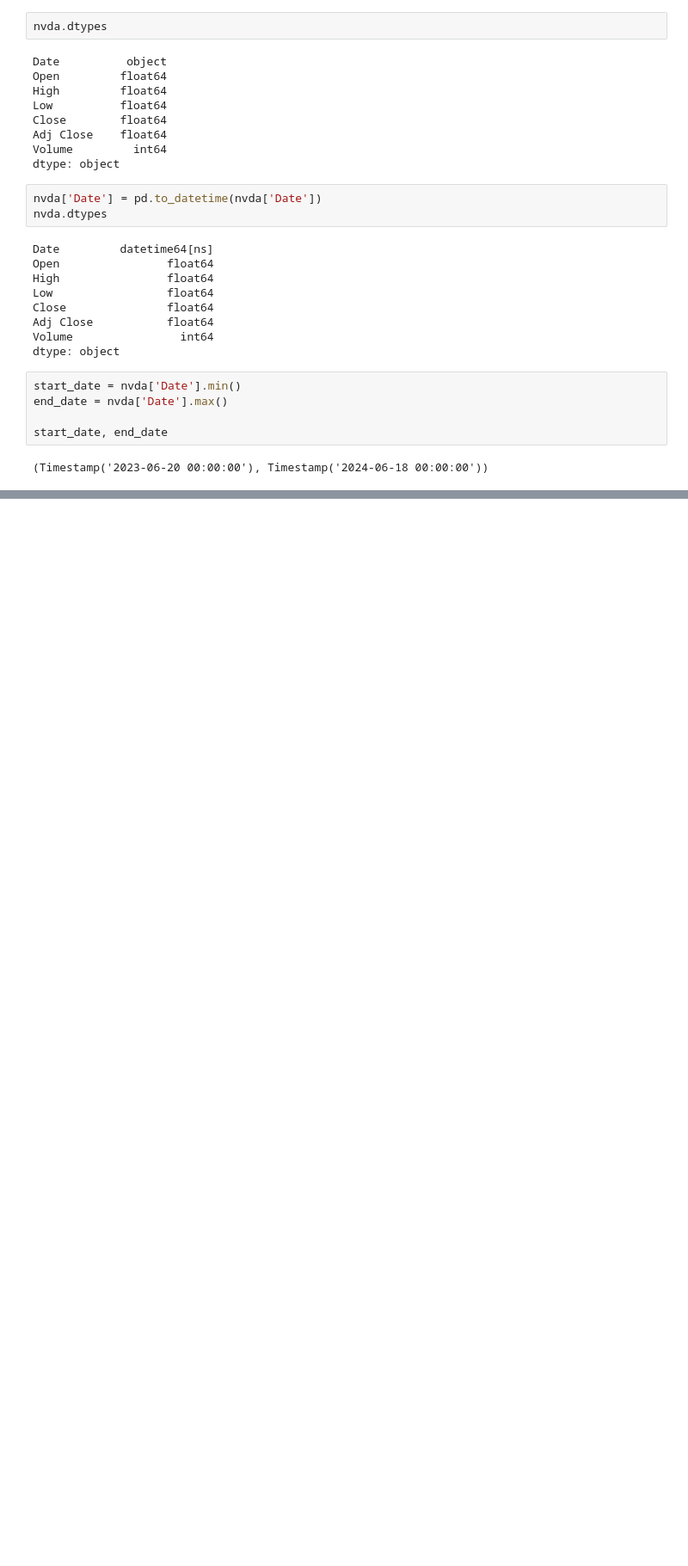
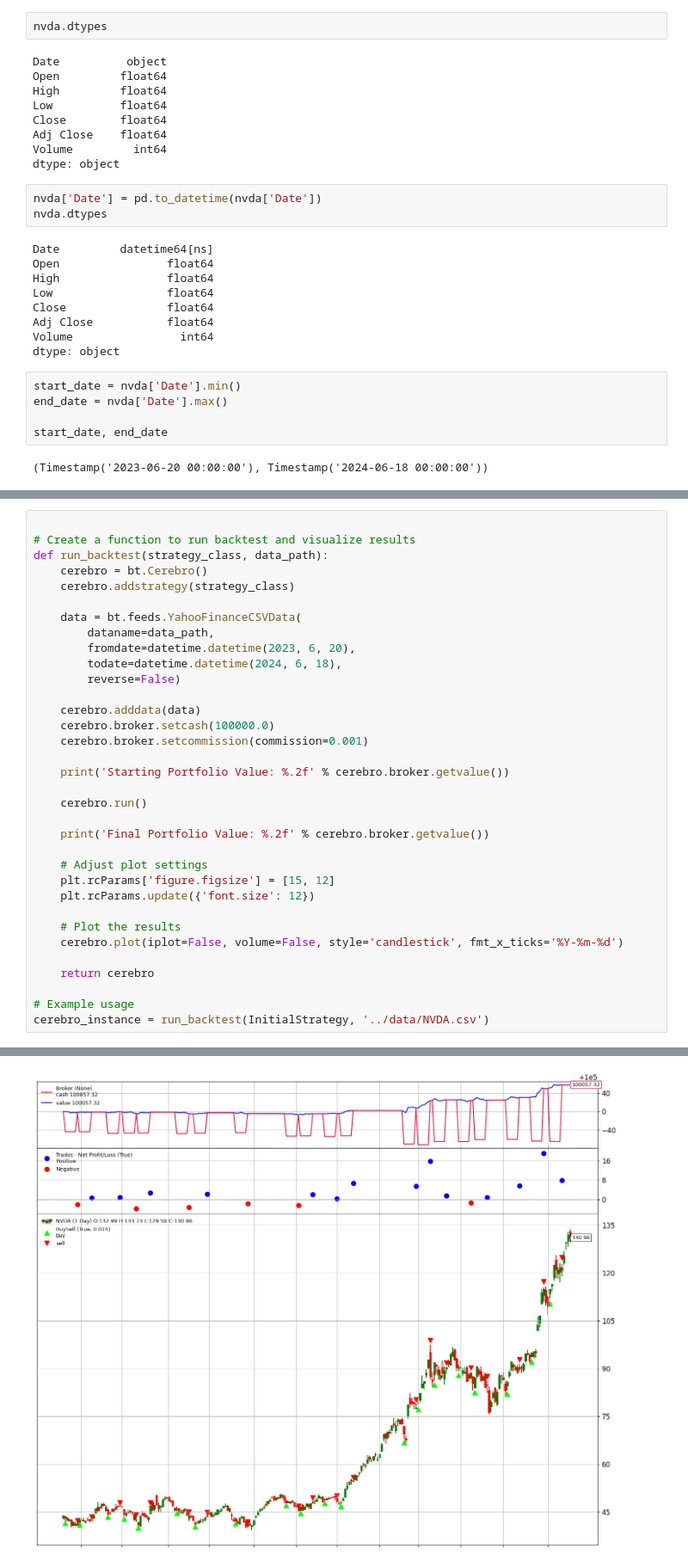
Before and after one commit to temesgen5335/Crypto_Trading_Engineering, a Jupyter notebook: notebooks/data_exploration.ipynb, the cells around one changed output, grey strips where cells are left out. Shown at 86% size. Drawn from its saved outputs; the diff is of its cells as text; blank space fills up the shorter version.

```diff
--- a/notebooks/data_exploration.ipynb
+++ b/notebooks/data_exploration.ipynb
@@ -54,0 +123,35 @@ start_date, end_date
+# %%
+
+# Create a function to run backtest and visualize results
+def run_backtest(strategy_class, data_path):
+    cerebro = bt.Cerebro()
+    cerebro.addstrategy(strategy_class)
+
+    data = bt.feeds.YahooFinanceCSVData(
+        dataname=data_path,
+        fromdate=datetime.datetime(2023, 6, 20),
+        todate=datetime.datetime(2024, 6, 18),
+        reverse=False)
+
+    cerebro.adddata(data)
+    cerebro.broker.setcash(100000.0)
+    cerebro.broker.setcommission(commission=0.001)
+
+    print('Starting Portfolio Value: %.2f' % cerebro.broker.getvalue())
+
+    cerebro.run()
+
+    print('Final Portfolio Value: %.2f' % cerebro.broker.getvalue())
+
+    # Adjust plot settings
+    plt.rcParams['figure.figsize'] = [15, 12]
+    plt.rcParams.update({'font.size': 12})
+
+    # Plot the results
+    cerebro.plot(iplot=False, volume=False, style='candlestick', fmt_x_ticks='%Y-%m-%d')
+
+    return cerebro
+
+# Example usage
+cerebro_instance = run_backtest(InitialStrategy, '../data/NVDA.csv')
+# %% [output]
@@ -54,0 +175 @@ start_date, end_date
+[figure, added]
```
Also changed, not shown: parts of 7 cells of this notebook.
